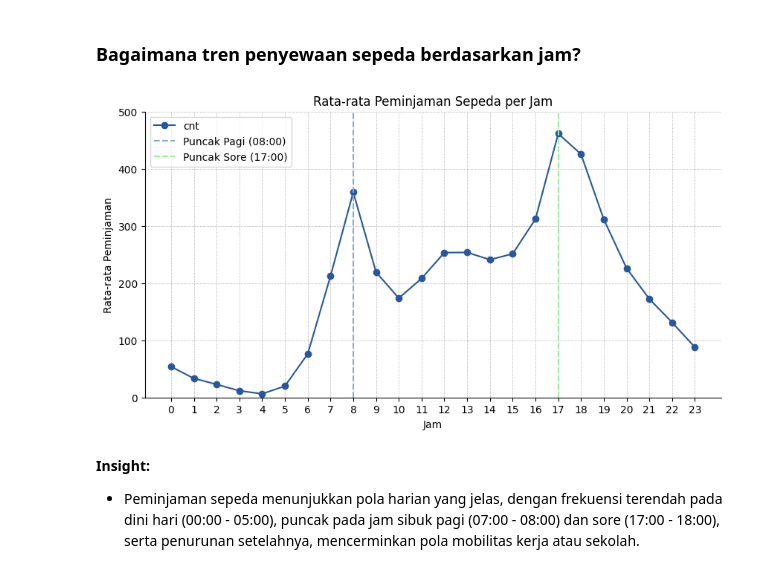
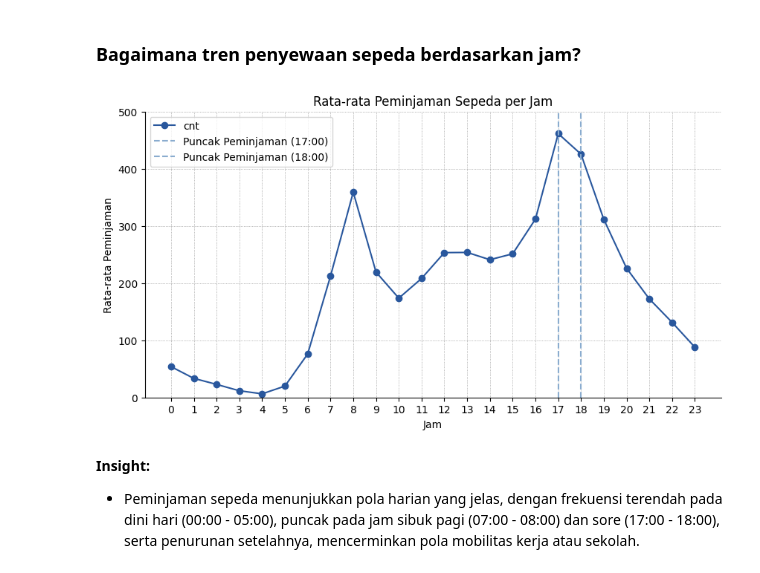
Before and after one commit to M-Fatoni/bike-sharing-analysis-dashboard, a Jupyter notebook: Proyek_Analisis_Data.ipynb, the cells around one changed output. Drawn from its saved outputs; the diff is of its cells as text; code cells hidden in the pictures.

```diff
--- a/Proyek_Analisis_Data.ipynb
+++ b/Proyek_Analisis_Data.ipynb
@@ -647,36 +647,36 @@ df_hour[['casual', 'registered']].describe()
 # Mengelompokkan data berdasarkan jam ('hr')
 # Dan menghitung rata-rata jumlah penyewaan sepeda ('cnt') untuk setiap jam
 df_hour.groupby("hr")["cnt"].mean().plot(kind="line", figsize=(10,5), marker="o", color='#29579d')
 
 # set batas min sumbu y=0 dan menentukan nilai sumbu x - samapi 23
 plt.ylim(ymin=0)
 plt.xticks(range(0, 24))
 
 # set skala di sumbu y
 y_tick_label, location = plt.yticks()
 plt.yticks(y_tick_label, (y_tick_label*1).astype(int))
 
 # membuat garis vertikal di sumbu x ke 8 dan 17
-plt.axvline(8, color='#8aaccf', linestyle='--', label='Puncak Pagi (08:00)')
-plt.axvline(17, color='#97ef99', linestyle='--', label='Puncak Sore (17:00)')
+plt.axvline(18, color='#8aaccf', linestyle='--', label='Puncak Peminjaman (17:00)')
+plt.axvline(17, color='#8aaccf', linestyle='--', label='Puncak Peminjaman (18:00)')
 
 # set nama jduul, sumbu x dan y
 plt.title("Rata-rata Peminjaman Sepeda per Jam")
 plt.xlabel("Jam")
 plt.ylabel("Rata-rata Peminjaman")
 
 plt.grid(linestyle=':', color='gray', linewidth=.5) # set garis grid
 
 # menghapus garis border di atas dan kanan plot
 ax = plt.gca()
 ax.spines['top'].set_color('none')
 ax.spines['right'].set_color('none')
 
 plt.legend() # menampilkan legenda
 
 plt.show() # plot show
 # %% [output]
-[figure, old version]
+[figure, new version]
 # %% [markdown]
 **Insight:**
 - Peminjaman sepeda menunjukkan pola harian yang jelas, dengan frekuensi terendah pada dini hari (00:00 - 05:00), puncak pada jam sibuk pagi (07:00 - 08:00) dan sore (17:00 - 18:00), serta penurunan setelahnya, mencerminkan pola mobilitas kerja atau sekolah.
```
